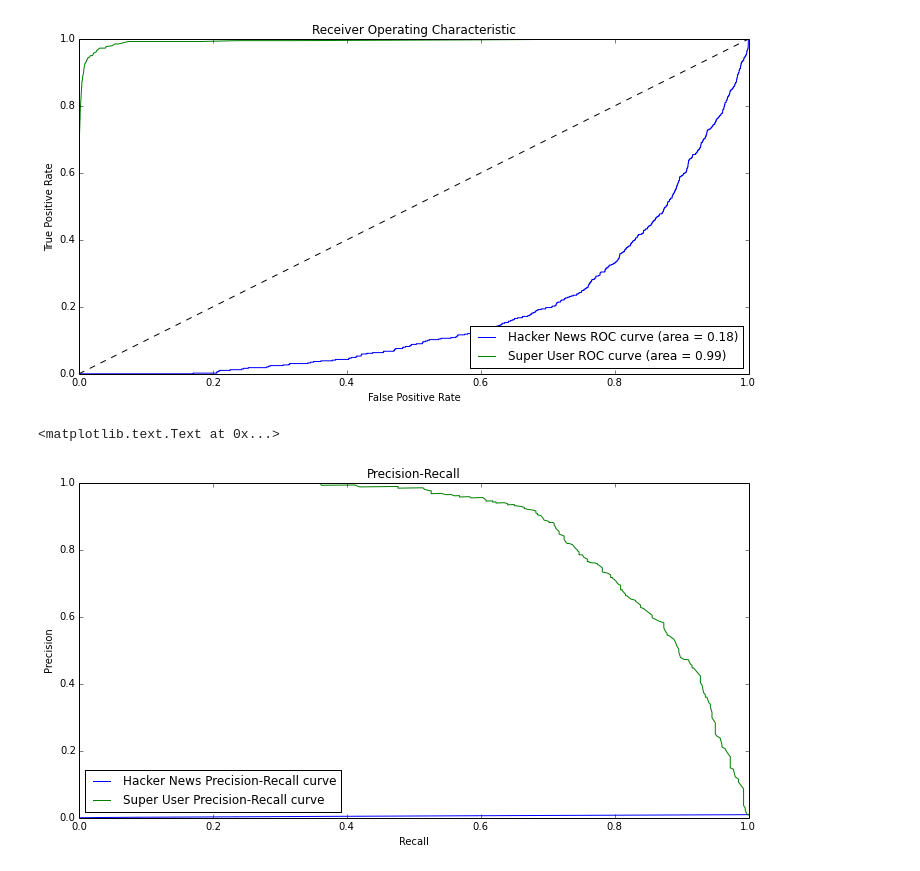
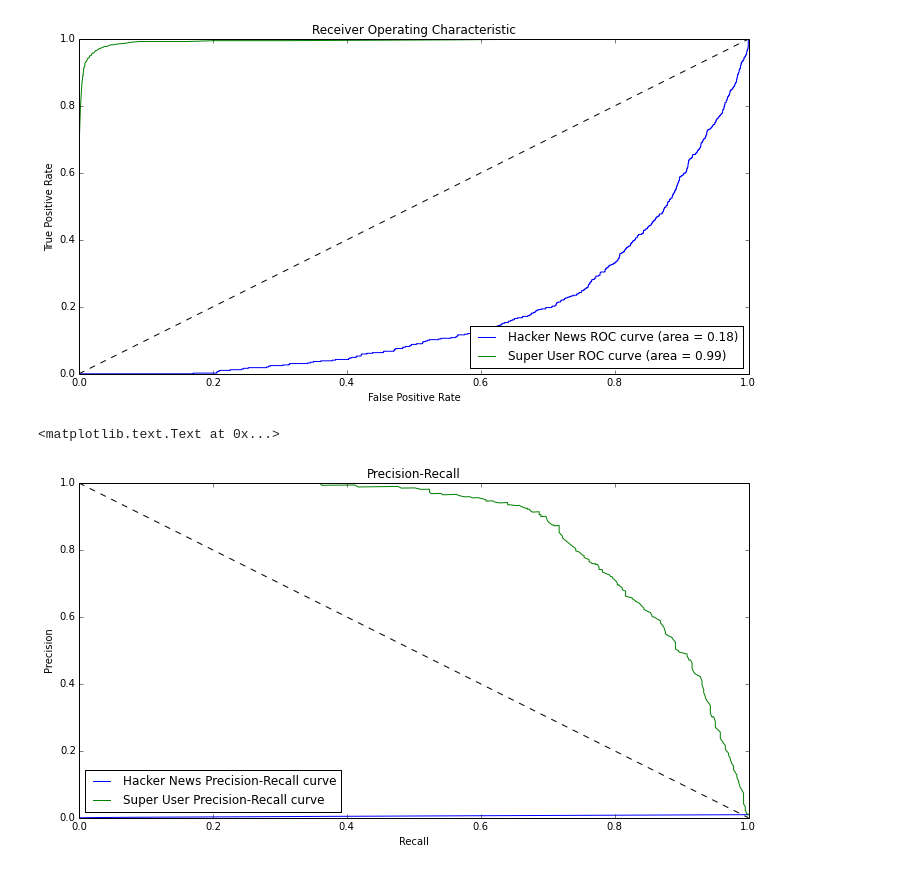
Before and after one commit to turtlesoupy/karma-prediction-cs224w, a Jupyter notebook: ipython/Karma.ipynb, the cells around one changed output. Drawn from its saved outputs; the diff is of its cells as text; code cells hidden in the pictures.

Commit message:
Add random reference line to PR curve

```diff
--- a/ipython/Karma.ipynb
+++ b/ipython/Karma.ipynb
@@ -212,14 +209,15 @@ plt.ylabel("True Positive Rate")
 # %%
 hn_precision, hn_recall, _ = precision_recall_curve(hn_is_famous_test, hn_probs[:, 1])
 su_precision, su_recall, _ = precision_recall_curve(su_is_famous_test, su_probs[:, 1])
 
 plt.figure(figsize=(12,6))
 plt.plot(hn_recall, hn_precision, label='Hacker News Precision-Recall curve')
 plt.plot(su_recall, su_precision, label='Super User Precision-Recall curve')
+plt.plot([0, 1], [1, 0], 'k--')
 plt.title('Precision-Recall')
 plt.legend(loc="lower left")
 plt.xlabel('Recall')
 plt.ylabel('Precision')
 # %% [output]
 <matplotlib.text.Text at 0x...>
-[figure, old version]
+[figure, new version]
```
Also changed, not shown: parts of 2 cells of this notebook.
